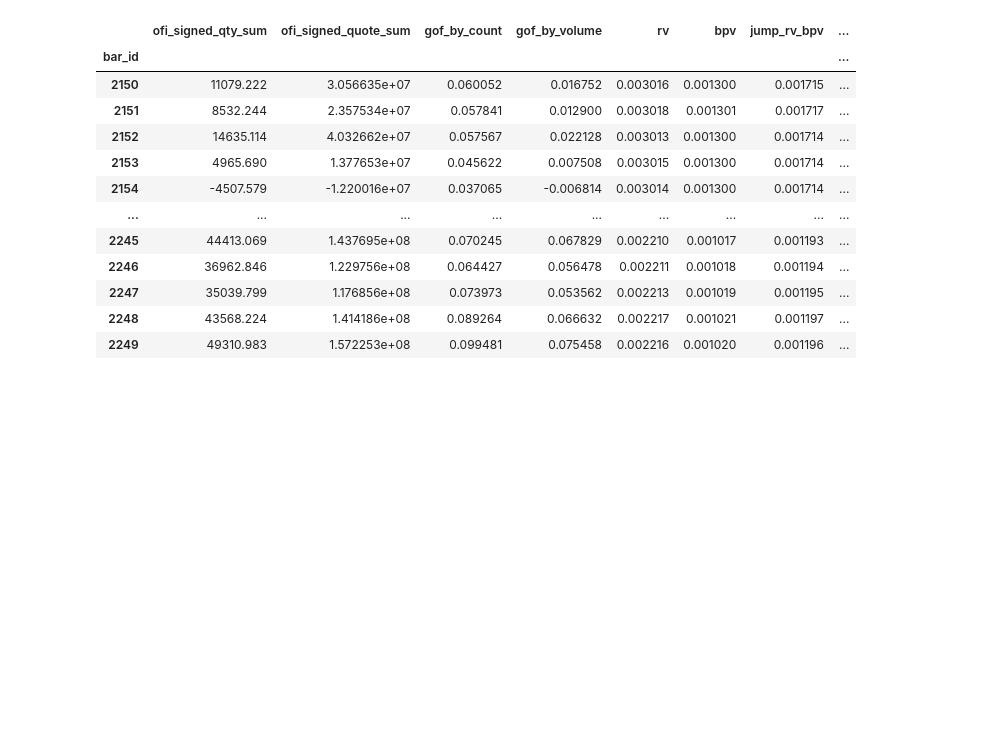
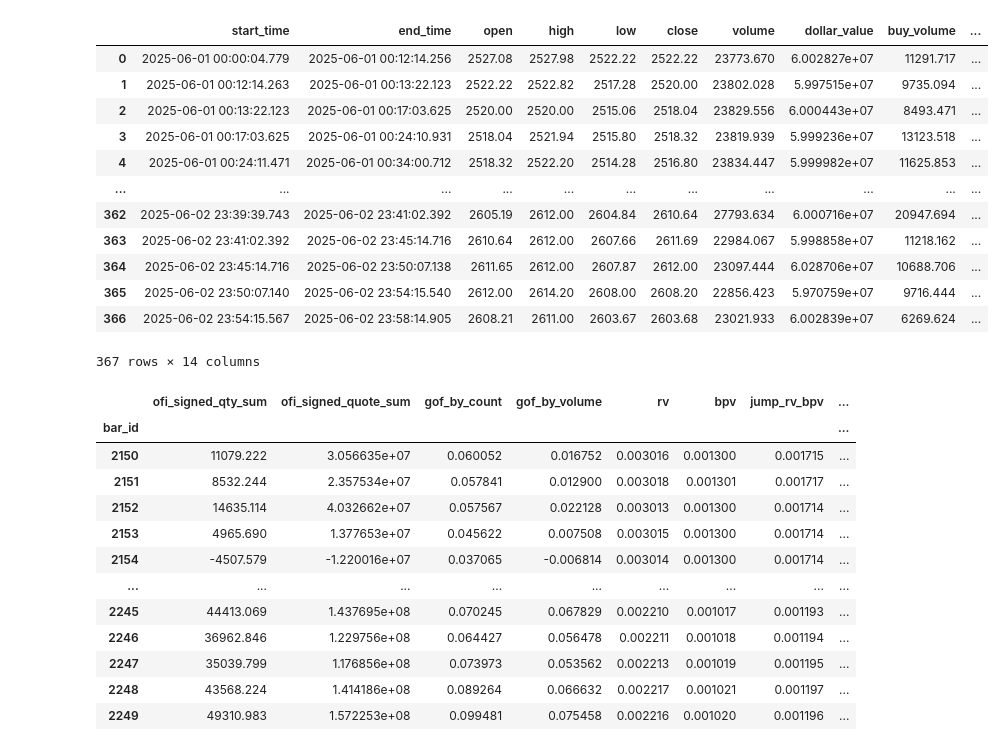
Before and after one commit to aamingaa/crypto-trade, a Jupyter notebook: strategy/fusion/hourly_pipeline.ipynb, the cells around one changed output. Cells and saved outputs as stored; diff of their text form; code cells hidden in the pictures; blank space fills up the shorter version.

```diff
--- a/strategy/fusion/hourly_pipeline.ipynb
+++ b/strategy/fusion/hourly_pipeline.ipynb
@@ -117,10 +117,10 @@ def build_dollar_bars(
         # 当累积成交额达到阈值时，当前交易仍属于当前bar_id，随后bar_id递增并重置累积
         if cumulative >= dollar_threshold:
             bar_ids.append(bar_id)
-
             # 重置累积（保留超额部分，用于下一个bar的计算）
             cumulative -= dollar_threshold
             bar_id += 1
+            # bar_ids.append(bar_id)
         else:
             bar_ids.append(bar_id)
 
@@ -159,7 +159,7 @@ def build_dollar_bars(
     # 重置bar_id为连续整数（避免因过滤最后一个bar导致的断档）
     g = g.reset_index(drop=True)
     g['bar_id'] = g.index
-
+    g['end_trade_idx'] = g['end_trade_idx'] + 1
     return g
 
 
@@ -1141,3 +1226,19 @@ X2, y2, bars = run_bar_interval_pipeline_v2(
+# %%
+bars
+# %% [output]
+|  | start_time | end_time | open | high | low | close | volume | dollar_value | buy_volume | ... |
+| 0 | 2025-06-01 00:00:04.779 | 2025-06-01 00:12:14.256 | 2527.08 | 2527.98 | 2522.22 | 2522.22 | 23773.670 | 6.002827e+07 | 11291.717 | ... |
+| 1 | 2025-06-01 00:12:14.263 | 2025-06-01 00:13:22.123 | 2522.22 | 2522.82 | 2517.28 | 2520.00 | 23802.028 | 5.997515e+07 | 9735.094 | ... |
+| 2 | 2025-06-01 00:13:22.123 | 2025-06-01 00:17:03.625 | 2520.00 | 2520.00 | 2515.06 | 2518.04 | 23829.556 | 6.000443e+07 | 8493.471 | ... |
+| 3 | 2025-06-01 00:17:03.625 | 2025-06-01 00:24:10.931 | 2518.04 | 2521.94 | 2515.80 | 2518.32 | 23819.939 | 5.999236e+07 | 13123.518 | ... |
+| 4 | 2025-06-01 00:24:11.471 | 2025-06-01 00:34:00.712 | 2518.32 | 2522.20 | 2514.28 | 2516.80 | 23834.447 | 5.999982e+07 | 11625.853 | ... |
+| ... | ... | ... | ... | ... | ... | ... | ... | ... | ... | ... |
+| 362 | 2025-06-02 23:39:39.743 | 2025-06-02 23:41:02.392 | 2605.19 | 2612.00 | 2604.84 | 2610.64 | 27793.634 | 6.000716e+07 | 20947.694 | ... |
+| 363 | 2025-06-02 23:41:02.392 | 2025-06-02 23:45:14.716 | 2610.64 | 2612.00 | 2607.66 | 2611.69 | 22984.067 | 5.998858e+07 | 11218.162 | ... |
+| 364 | 2025-06-02 23:45:14.716 | 2025-06-02 23:50:07.138 | 2611.65 | 2612.00 | 2607.87 | 2612.00 | 23097.444 | 6.028706e+07 | 10688.706 | ... |
+| 365 | 2025-06-02 23:50:07.140 | 2025-06-02 23:54:15.540 | 2612.00 | 2614.20 | 2608.00 | 2608.20 | 22856.423 | 5.970759e+07 | 9716.444 | ... |
+| 366 | 2025-06-02 23:54:15.567 | 2025-06-02 23:58:14.905 | 2608.21 | 2611.00 | 2603.67 | 2603.68 | 23021.933 | 6.002839e+07 | 6269.624 | ... |
+367 rows × 14 columns
 # %%
 X2.tail(100)
 # %% [output]
```
Also changed, not shown: parts of 13 cells of this notebook, 1 other file.
